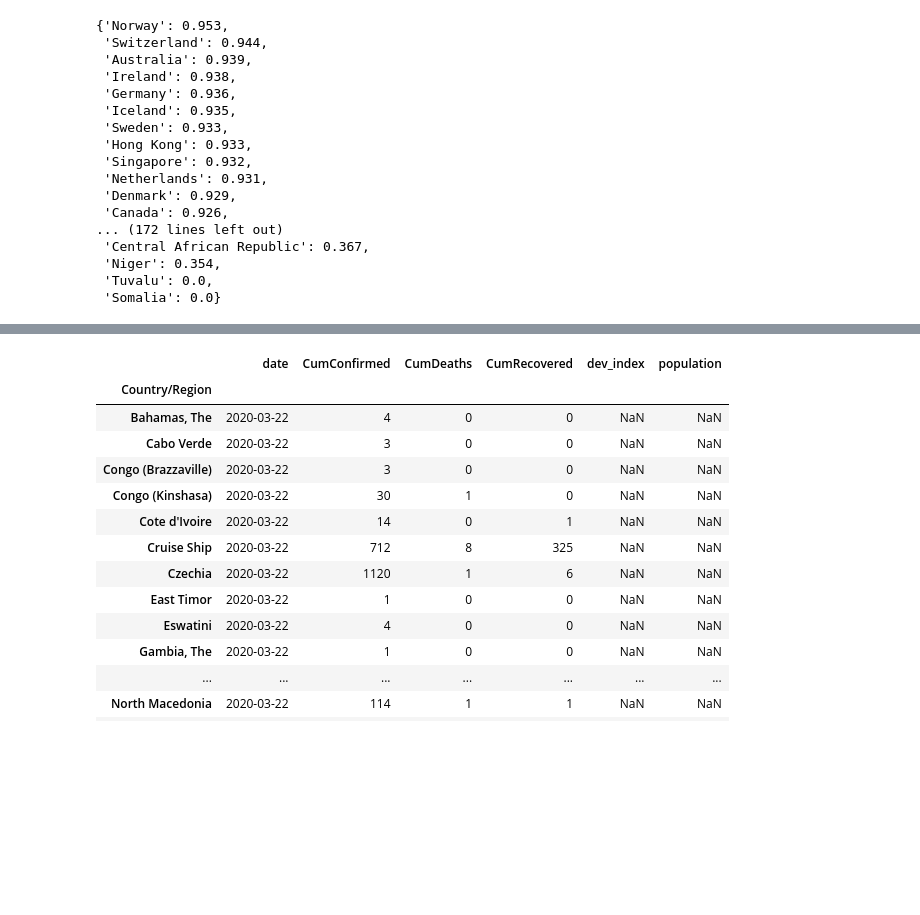
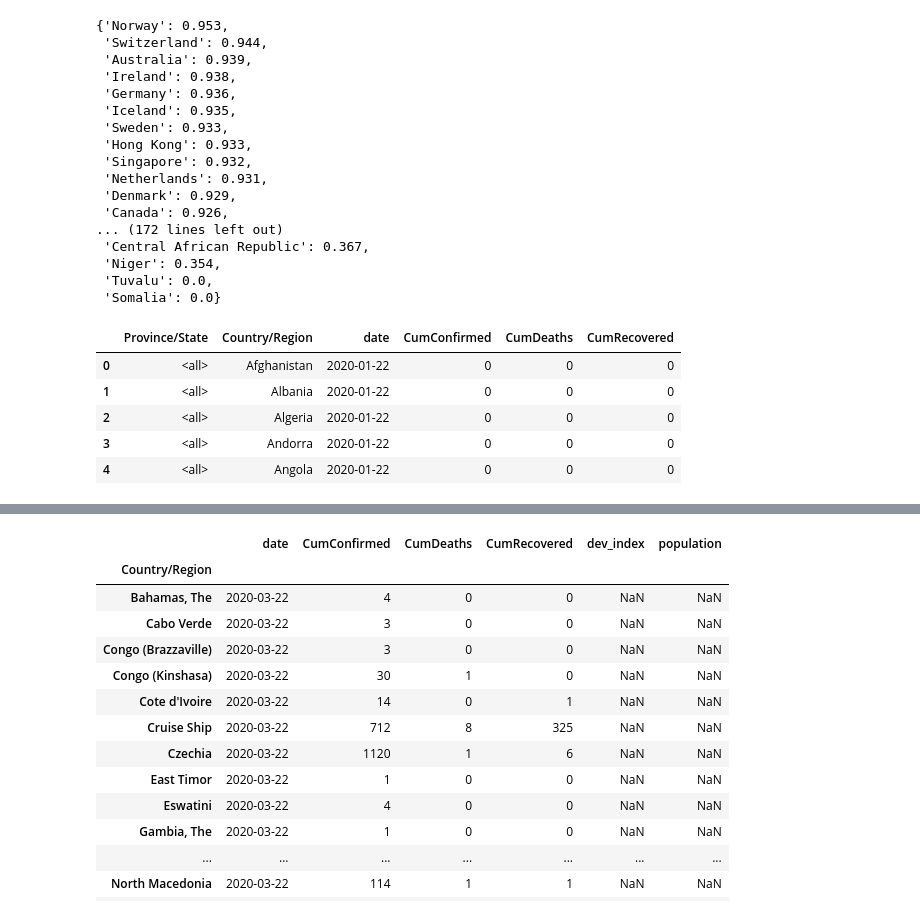
Before and after one commit to tiroger/coronavirus-tracker, a Jupyter notebook: gather_data.ipynb, the cells around one changed output, grey strips where cells are left out. Cells and saved outputs as stored; diff of their text form; code cells hidden in the pictures; blank space fills up the shorter version.

```diff
--- a/gather_data.ipynb
+++ b/gather_data.ipynb
@@ -87,3 +88,12 @@ index_dict
  'Niger': 0.354,
  'Tuvalu': 0.0,
  'Somalia': 0.0}
+# %%
+all_data.head()
+# %% [output]
+|  | Province/State | Country/Region | date | CumConfirmed | CumDeaths | CumRecovered |
+| 0 | <all> | Afghanistan | 2020-01-22 | 0 | 0 | 0 |
+| 1 | <all> | Albania | 2020-01-22 | 0 | 0 | 0 |
+| 2 | <all> | Algeria | 2020-01-22 | 0 | 0 | 0 |
+| 3 | <all> | Andorra | 2020-01-22 | 0 | 0 | 0 |
+| 4 | <all> | Angola | 2020-01-22 | 0 | 0 | 0 |
```
Also changed, not shown: parts of 9 cells of this notebook, 1 other file.
